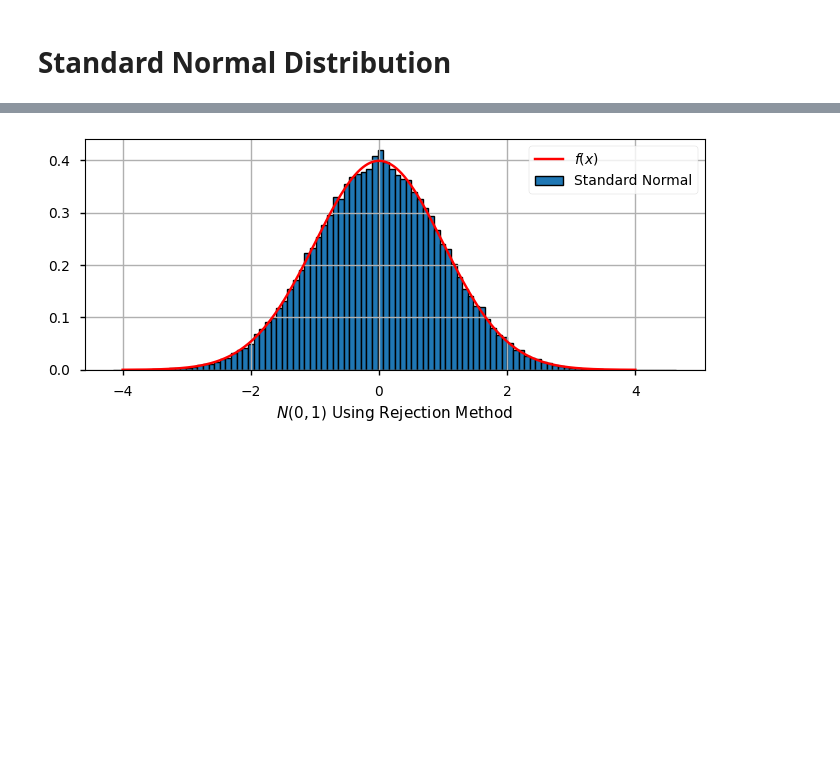
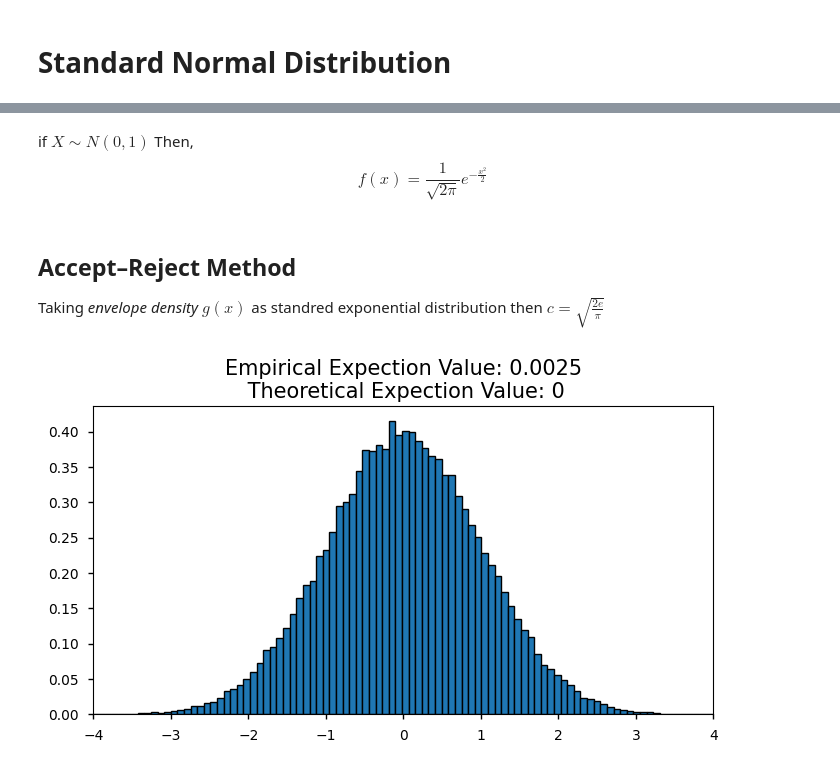
Before and after one commit to AzmainBiswas/Monte_Carlo, a Jupyter notebook: Generating Random Variable/Continuous.ipynb, the cells around one changed output, grey strips where cells are left out. Drawn from its saved outputs; the diff is of its cells as text; code cells hidden in the pictures; blank space fills up the shorter version.

Commit message:
normal and beta added

```diff
--- a/Generating Random Variable/Continuous.ipynb
+++ b/Generating Random Variable/Continuous.ipynb
@@ -121,37 +133,43 @@ plt.show()
-# %%
-def Std_Normal_Rejection():
-    while True:
-        u1 = np.random.uniform()
-        u2 = np.random.uniform()
-        y1 = -np.log(1 - u1)
-        y2 = -np.log(1 - u2)
-        if y2 >= (y1 - 1) ** 2 / 2:
-            y = y1
-            U = np.random.uniform()
-            if U <= 1 / 2:
-                return y
-            else:
-                return -y
-
-
-Zs = []
-for _ in range(100000):
-    Zs.append(Std_Normal_Rejection())
-
-x = np.linspace(-4,4,100000)
-plt.figure(figsize=(8, 3))
-plt.plot(x,Std_Normal_Dis(x),"red",label="$f(x)$")
-plt.hist(
-    Zs,
-    edgecolor = "black",
-    density="norm",
-    linewidth=1,
-    bins=100,
-    label="Standard Normal",
-)
-plt.legend()
-plt.grid()
-plt.xlabel("$N(0,1)$ Using Rejection Method")
-plt.show()
-# %% [output]
-[figure, removed]
+# %% [markdown]
+if $X\sim N(0,1)$
+Then,
+$$f(x) = \frac{1}{\sqrt{2\pi}} e^{-\frac{x^2}{2}}$$
+# %% [markdown]
+## Accept–Reject Method
+
+Taking *envelope density* $g(x)$ as standred exponential distribution then $c= \sqrt{\frac{2e}{\pi}}$
+# %%
+def inverse_exp_cdf(y):
+    return -np.log(y)
+
+
+std_normal_rvs = []
+
+for _ in range(Number_Of_Simulation):
+    u1 = np.random.uniform()
+    u2 = np.random.uniform()
+    y1 = inverse_exp_cdf(u1)
+    y2 = inverse_exp_cdf(u2)
+    if y2 >= ((y1 - 1) ** 2) / 2:
+        if np.random.uniform() <= 1 / 2:
+            std_normal_rvs.append(y1)
+        else:
+            std_normal_rvs.append(-y1)
+
+
+plt.figure(figsize=(8, 4))
+plt.hist(
+    std_normal_rvs,
+    linewidth=1,
+    density=True,
+    edgecolor="black",
+    bins=100,
+)
+plt.title(
+    f"Empirical Expection Value: {statistics.mean(std_normal_rvs):.4f}\n Theoretical Expection Value: 0",
+    fontsize=15,
+)
+plt.xlim([-4, 4])
+plt.show()
+# %% [output]
+[figure, added]
```
Also changed, not shown: parts of 9 cells of this notebook, 1 other file.
